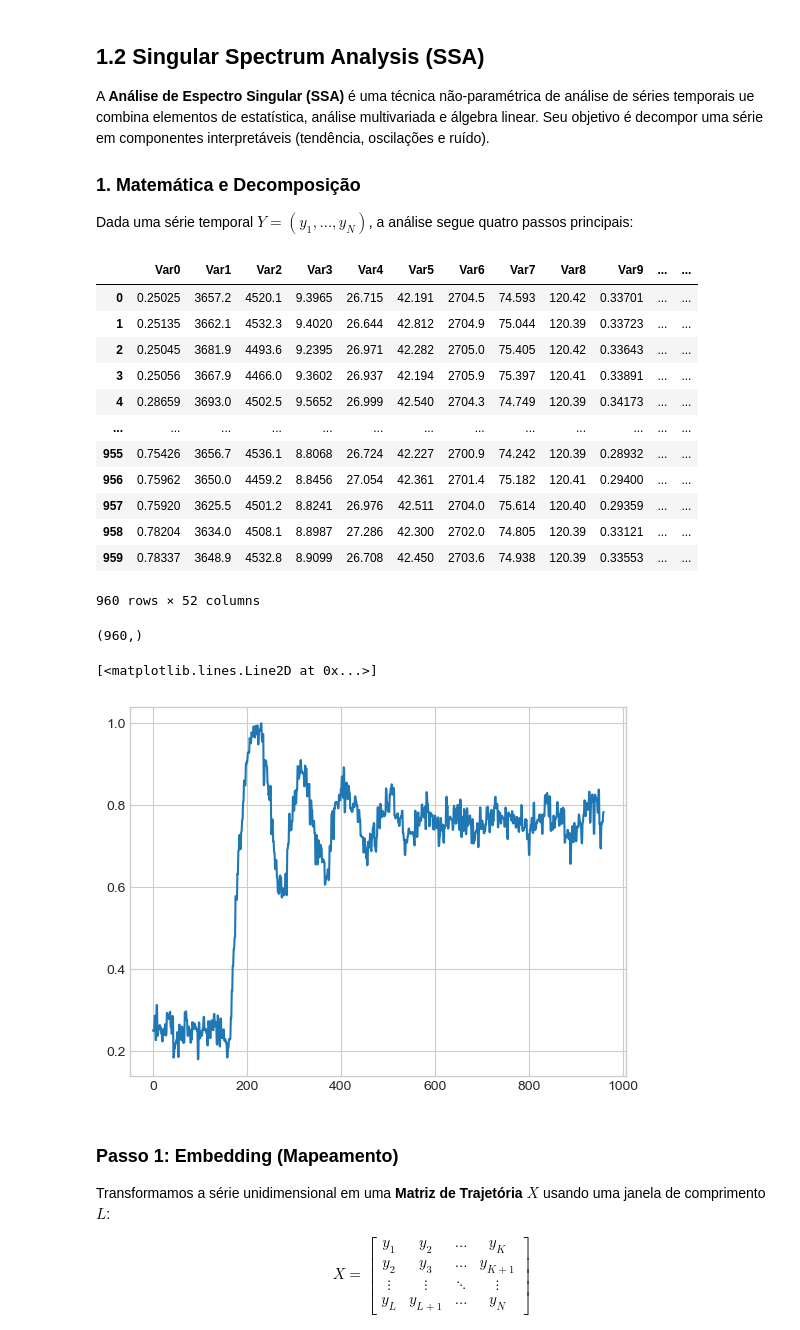
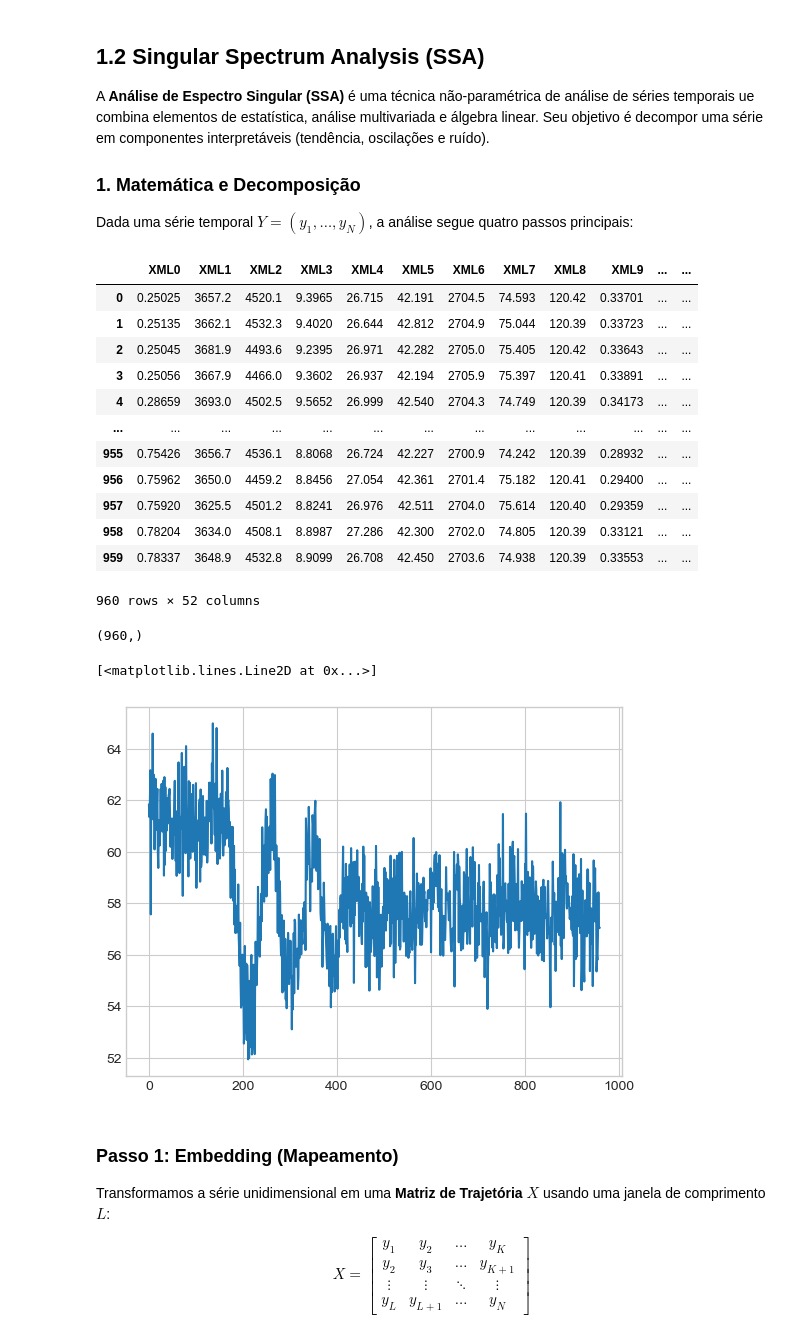
Before and after one commit to SauloJose/SistemasInteligentes2026, a Jupyter notebook: Atividade 3 - Identificação de Falhas/Diagnostico.ipynb, the cells around one changed output. Cells and saved outputs as stored; diff of their text form; code cells hidden in the pictures.

```diff
--- a/Atividade 3 - Identificação de Falhas/Diagnostico.ipynb
+++ b/Atividade 3 - Identificação de Falhas/Diagnostico.ipynb
@@ -411,42 +411,42 @@ A **Análise de Espectro Singular (SSA)** é uma técnica não-paramétrica de a
 Dada uma série temporal $Y = (y_1, \dots, y_N)$, a análise segue quatro passos principais:
 # %%
 #Nome das Colunas
-colums = [f"Var{i}" for i in range(52)]
+colums = [f"XML{i}" for i in range(52)]
 
 # Puxar uma série temporal com pandas para testar
 df = pd.read_csv('TE_process/d01_te.dat', sep='\s+', header=None,names=colums)
 
 # Exibindo o elemento correspondente da tabela
 display(df)
 
 # Puxando a Série temporal
-serie = np.array(df["Var0"], dtype=np.float64) #960 colunas
+serie = np.array(df["XML44"], dtype=np.float64) #960 colunas
 
 # Printando a dimensão da série
 print(serie.shape)
 
 #Dimensões
 N = len(serie)
 
 #Plotar o gráfico da série
 plt.plot(serie)
 # %% [output]
-|  | Var0 | Var1 | Var2 | Var3 | Var4 | Var5 | Var6 | Var7 | Var8 | Var9 | ... | ... |
+|  | XML0 | XML1 | XML2 | XML3 | XML4 | XML5 | XML6 | XML7 | XML8 | XML9 | ... | ... |
 | 0 | 0.25025 | 3657.2 | 4520.1 | 9.3965 | 26.715 | 42.191 | 2704.5 | 74.593 | 120.42 | 0.33701 | ... | ... |
 | 1 | 0.25135 | 3662.1 | 4532.3 | 9.4020 | 26.644 | 42.812 | 2704.9 | 75.044 | 120.39 | 0.33723 | ... | ... |
 | 2 | 0.25045 | 3681.9 | 4493.6 | 9.2395 | 26.971 | 42.282 | 2705.0 | 75.405 | 120.42 | 0.33643 | ... | ... |
 | 3 | 0.25056 | 3667.9 | 4466.0 | 9.3602 | 26.937 | 42.194 | 2705.9 | 75.397 | 120.41 | 0.33891 | ... | ... |
 | 4 | 0.28659 | 3693.0 | 4502.5 | 9.5652 | 26.999 | 42.540 | 2704.3 | 74.749 | 120.39 | 0.34173 | ... | ... |
 | ... | ... | ... | ... | ... | ... | ... | ... | ... | ... | ... | ... | ... |
 | 955 | 0.75426 | 3656.7 | 4536.1 | 8.8068 | 26.724 | 42.227 | 2700.9 | 74.242 | 120.39 | 0.28932 | ... | ... |
 | 956 | 0.75962 | 3650.0 | 4459.2 | 8.8456 | 27.054 | 42.361 | 2701.4 | 75.182 | 120.41 | 0.29400 | ... | ... |
 | 957 | 0.75920 | 3625.5 | 4501.2 | 8.8241 | 26.976 | 42.511 | 2704.0 | 75.614 | 120.40 | 0.29359 | ... | ... |
 | 958 | 0.78204 | 3634.0 | 4508.1 | 8.8987 | 27.286 | 42.300 | 2702.0 | 74.805 | 120.39 | 0.33121 | ... | ... |
 | 959 | 0.78337 | 3648.9 | 4532.8 | 8.9099 | 26.708 | 42.450 | 2703.6 | 74.938 | 120.39 | 0.33553 | ... | ... |
 960 rows × 52 columns
 (960,)
 [<matplotlib.lines.Line2D at 0x...>]
-[figure, old version]
+[figure, new version]
 # %% [markdown]
 ### Passo 1: Embedding (Mapeamento)
 Transformamos a série unidimensional em uma **Matriz de Trajetória** $X$ usando uma janela de comprimento $L$:
```
Also changed, not shown: parts of 8 cells of this notebook, 12 other files.
